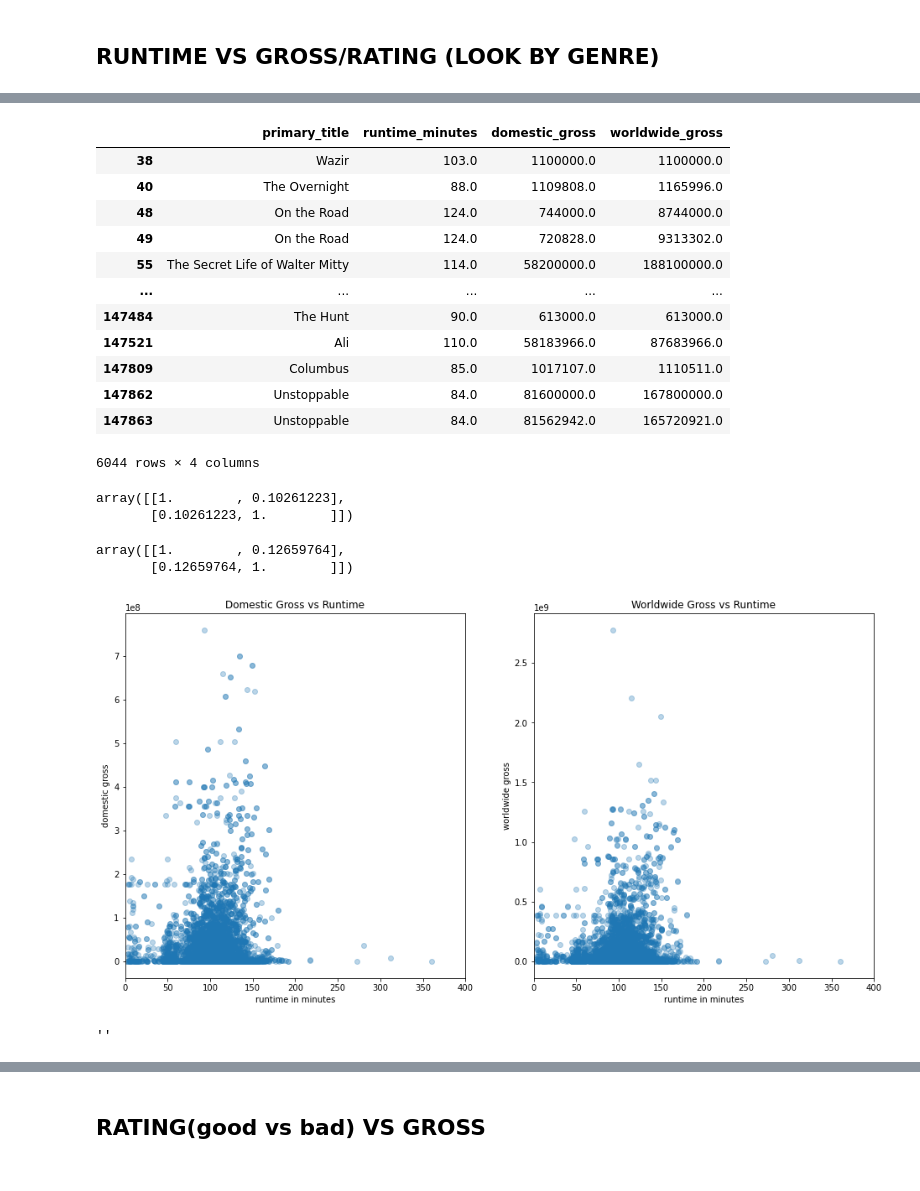
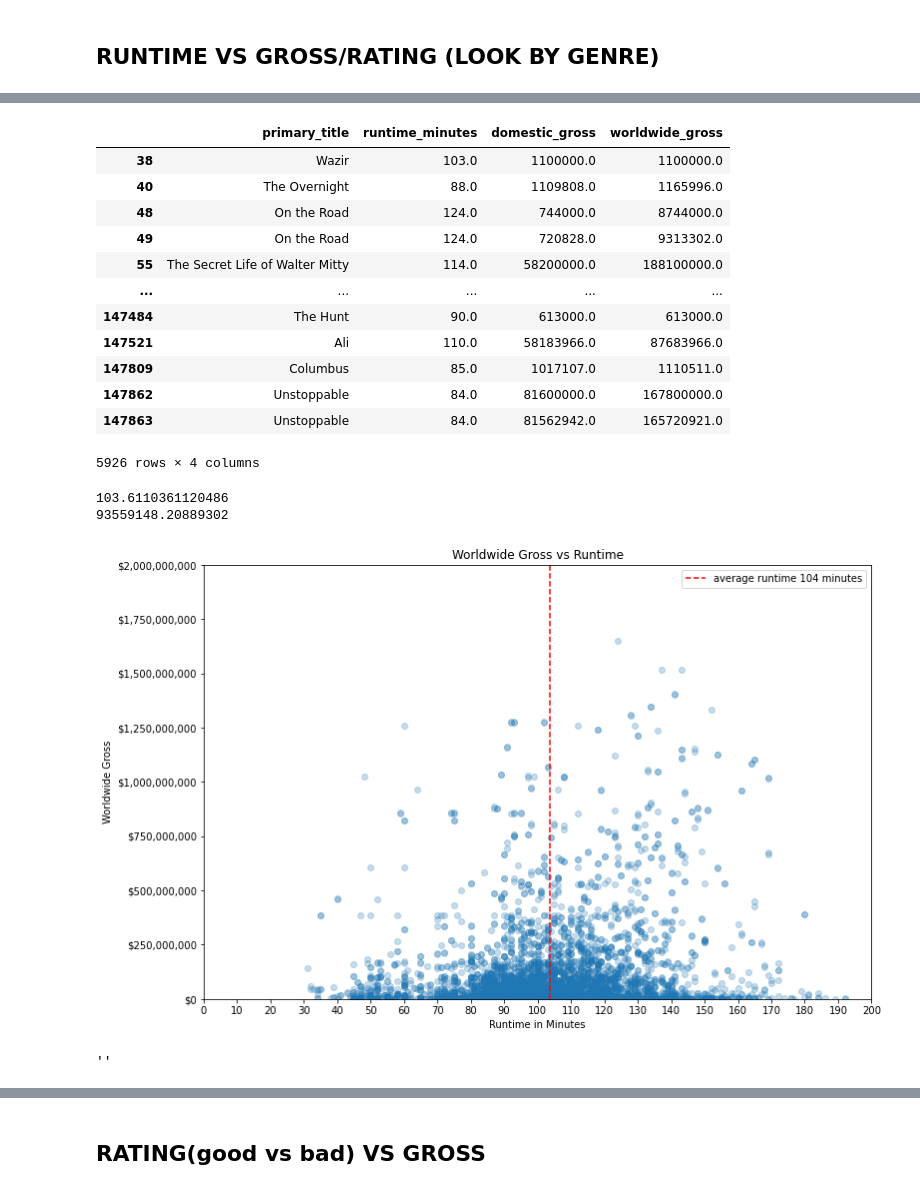
Before and after one commit to jamesleemeredith/Box-Office-Analysis, a Jupyter notebook: code/eda_notebook (1).ipynb, the cells around one changed output, grey strips where cells are left out. Drawn from its saved outputs; the diff is of its cells as text; code cells hidden in the pictures.

```diff
--- a/code/eda_notebook (1).ipynb
+++ b/code/eda_notebook (1).ipynb
@@ -98,7 +93,7 @@ ax.set_title("Movie Rating by Rotten Tomato Score")
 # %% [markdown]
 ## RUNTIME VS GROSS/RATING (LOOK BY GENRE)
 # %%
-imdb_gross = pd.read_csv('df_imdb_w_fin.csv')
+imdb_gross = pd.read_csv('../data/df_imdb_w_fin.csv')
 imdb_gross.head()
 # %% [output]
 |  | Unnamed: 0 | movie_id | primary_title | start_year | runtime_minutes | genres | title_merge_x | ... |
@@ -108,7 +103,7 @@ imdb_gross.head()
 | 3 | 3 | tt0069204 | Sabse Bada Sukh | 2018 | NaN | Comedy,Drama | sabsebadasukh | ... |
 | 4 | 4 | tt0100275 | The Wandering Soap Opera | 2017 | 80.0 | Comedy,Drama,Fantasy | thewanderingsoapopera | ... |
 # %%
-gross_runtime = imdb_gross.loc[(imdb_gross['domestic_gross'] > 0) & (imdb_gross['runtime_minutes'] > 0), ['primary_title', 'runtime_minutes', 'domestic_gross', 'worldwide_gross']]
+gross_runtime = imdb_gross.loc[(imdb_gross['domestic_gross'] > 0) & (imdb_gross['runtime_minutes'] > 30), ['primary_title', 'runtime_minutes', 'domestic_gross', 'worldwide_gross']]
 gross_runtime
 # %% [output]
 |  | primary_title | runtime_minutes | domestic_gross | worldwide_gross |
@@ -123,34 +118,33 @@ gross_runtime
 | 147809 | Columbus | 85.0 | 1017107.0 | 1110511.0 |
 | 147862 | Unstoppable | 84.0 | 81600000.0 | 167800000.0 |
 | 147863 | Unstoppable | 84.0 | 81562942.0 | 165720921.0 |
-6044 rows × 4 columns
+5926 rows × 4 columns
-# %%
-np.corrcoef(gross_runtime.runtime_minutes, gross_runtime.domestic_gross)
-# %% [output]
-array([[1.        , 0.10261223],
-       [0.10261223, 1.        ]])
-# %%
-np.corrcoef(gross_runtime.runtime_minutes, gross_runtime.worldwide_gross)
-# %% [output]
-array([[1.        , 0.12659764],
-       [0.12659764, 1.        ]])
-# %%
-fig, (ax1, ax2) = plt.subplots(figsize=(16,8), ncols=2)
-
-ax1.scatter(x=gross_runtime.runtime_minutes, y=gross_runtime.domestic_gross, alpha = .3)
-ax1.set_xlabel('runtime in minutes')
-ax1.set_ylabel('domestic gross')
-ax1.set_title('Domestic Gross vs Runtime')
-ax1.set_xlim(0,400)
-
-ax2.scatter(x=gross_runtime.runtime_minutes, y=gross_runtime.worldwide_gross, alpha = .3)
-ax2.set_title("Worldwide Gross vs Runtime")
-ax2.set_xlabel('runtime in minutes')
-ax2.set_ylabel('worldwide gross')
-ax2.set_xlim(0,400)
-
-plt.show()
-;
-# %% [output]
-[figure, removed]
-''
+# %%
+avg_runtime = gross_runtime.runtime_minutes.mean()
+print(avg_runtime)
+
+avg_gross = gross_runtime.worldwide_gross.mean()
+print(avg_gross)
+# %% [output]
+103.6110361120486
+93559148.20889302
+# %%
+fig, ax = plt.subplots(figsize=(12,8))
+
+ax.scatter(x=gross_runtime.runtime_minutes, y=gross_runtime.worldwide_gross, alpha = .25)
+ax.axvline(x = avg_runtime, color = 'r', linestyle = '--', label = 'average runtime 104 minutes')
+#ax.axhline(y = avg_gross, color = 'y', linestyle = '-.', label = 'average gross $93,559,148')
+ax.set_title("Worldwide Gross vs Runtime")
+ax.set_xlabel('Runtime in Minutes')
+ax.set_ylabel('Worldwide Gross')
+ax.set_xlim(0,200)
+ax.set_ylim(0,2000000000)
+ax.set_xticks(np.arange(0, 210, 10))
+ax.yaxis.set_major_formatter(tkr.StrMethodFormatter('${x:,.0f}'))
+ax.legend()
+ax.dpi = 800
+plt.show()
+;
+# %% [output]
+[figure, added]
+''
```
Also changed, not shown: parts of 14 cells of this notebook.
